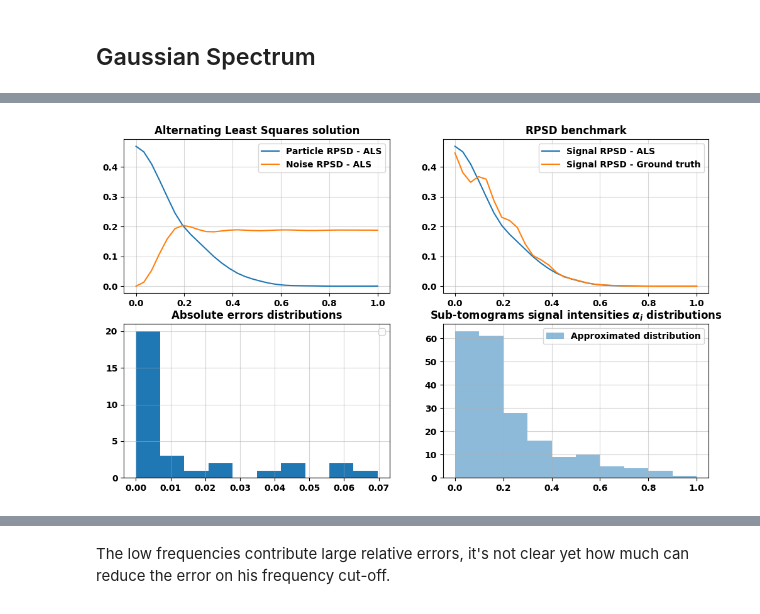
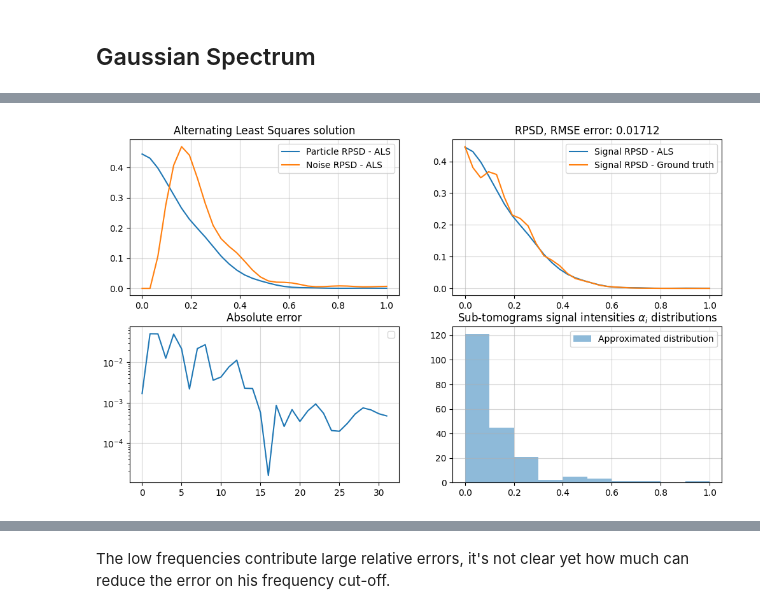
Before and after one commit to oppositecategory/3D_KLT, a Jupyter notebook: notebooks/simulation.ipynb, the cells around one changed output, grey strips where cells are left out. Saved outputs shown, nothing was run; the diff lists cells and outputs as text; code cells hidden in the pictures.

```diff
--- a/notebooks/simulation.ipynb
+++ b/notebooks/simulation.ipynb
@@ -42,0 +73,4 @@ plt.rcParams.update({
+# %%
+SNR = 0.1
+std = np.var(spect)/SNR
+print(std)
@@ -44,4 +80,8 @@ plt.rcParams.update({
 K = 200
 N = 32
 uniform_points, bins = generate_uniform_radial_sampling_points(N)
-H, samples =  generate_gaussian_rpsd_data(K,N,2)
+H, samples =  generate_gaussian_rpsd_data(K,N,std)
+# %%
+max_d = int(np.floor(N/3))
+samples = samples - jnp.mean(samples, axis=(1,2,3)).reshape(-1,1,1,1)
+psds = vect_spectrum_estimation(samples,max_d)
@@ -48,5 +98,6 @@ H, samples =  generate_gaussian_rpsd_data(K,N,2)
 # %%
-factorization = factorize_RPSD(samples)
+rblocks = np.array([radial_average(psds[k], bins, N) for k in range(K)])
+factorization = alternating_least_squares_solver(rblocks,500,1e-4)
 # %%
 particle_psd = factorization.gamma
 noise_psd = factorization.v
@@ -54,34 +105,36 @@ noise_psd = factorization.v
 noise_psd /= np.linalg.norm(noise_psd)
 particle_psd /= np.linalg.norm(particle_psd)
 
 
 fig, ax = plt.subplots(2,2, figsize=(12,7))
 
 extracted_alphas = factorization.alpha
 
 H /= np.linalg.norm(H)
 
 true_rpsd = radial_average(H,bins,N)
 true_rpsd /= np.linalg.norm(true_rpsd)
 
 ax[0,0].plot(uniform_points,particle_psd, label='Particle RPSD - ALS')
 ax[0,0].plot(uniform_points,noise_psd, label='Noise RPSD - ALS')
 ax[0,0].set_title("Alternating Least Squares solution")
 ax[0,0].legend()
 
 
 ax[0,1].plot(uniform_points,particle_psd,label='Signal RPSD - ALS')
 ax[0,1].plot(uniform_points,true_rpsd, label='Signal RPSD - Ground truth')
-ax[0,1].legend()
+#ax[0,1].set_yscale('log')
 ax[0,1].set_title("RPSD benchmark")
+ax[0,1].set_title(f"RPSD, RMSE error: {np.sqrt(np.mean((true_rpsd - particle_psd)**2)):.5f}")
 ax[0,1].legend()
 
-ax[1,0].set_title("Absolute errors distributions")
-ax[1,0].hist(np.abs(true_rpsd - particle_psd));
+ax[1,0].set_title("Absolute error")
+ax[1,0].plot(np.abs(true_rpsd - particle_psd))
+ax[1,0].set_yscale('log')
 ax[1,0].legend()
 
 ax[1,1].set_title(r"Sub-tomograms signal intensities $ \alpha_i$ distributions")
 ax[1,1].hist(extracted_alphas,alpha=0.5, label='Approximated distribution')
 ax[1,1].legend();
 # %% [output]
-[figure, old version]
+[figure, new version]
```
Also changed, not shown: parts of 53 cells of this notebook, 3 other files.
